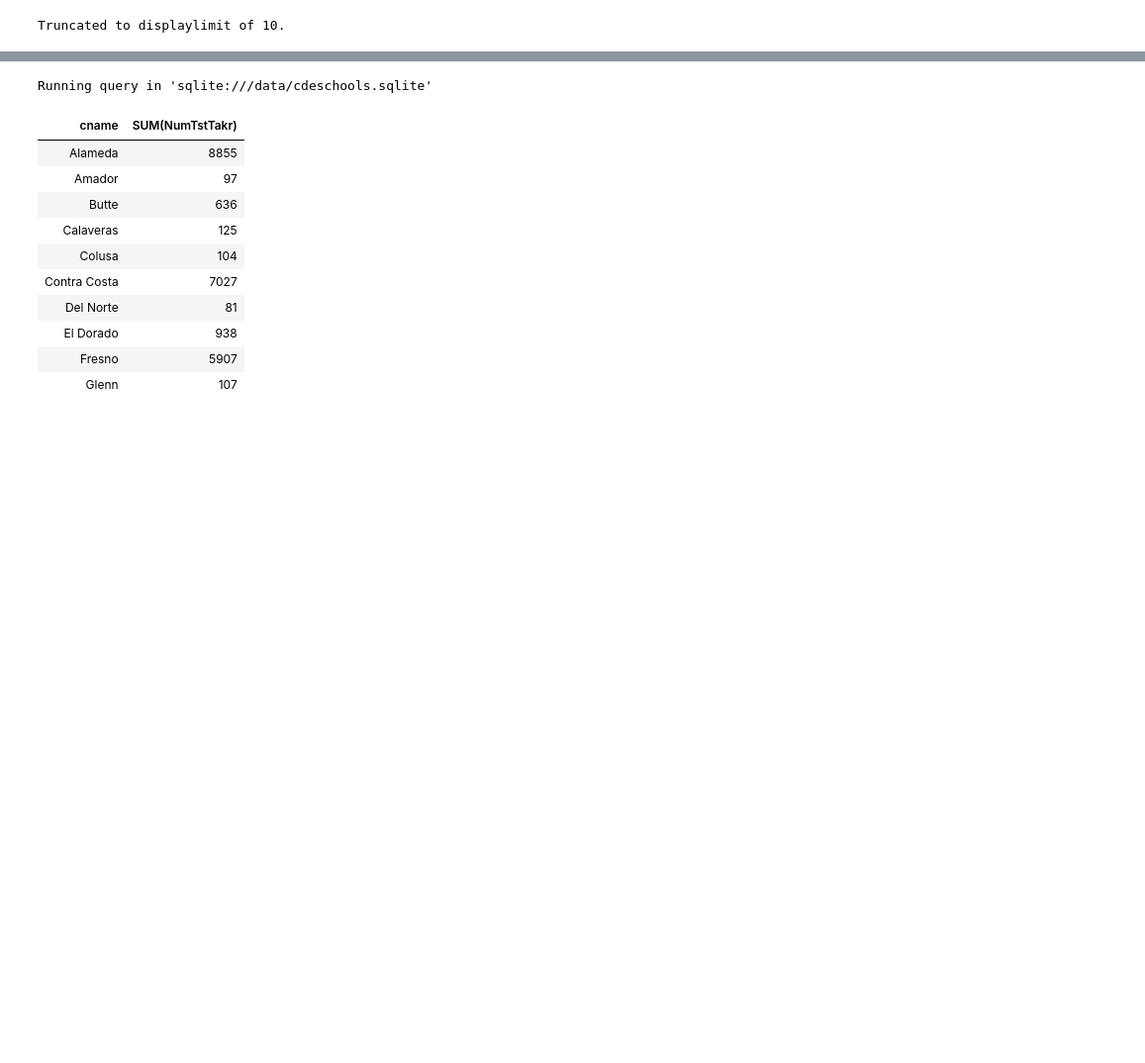
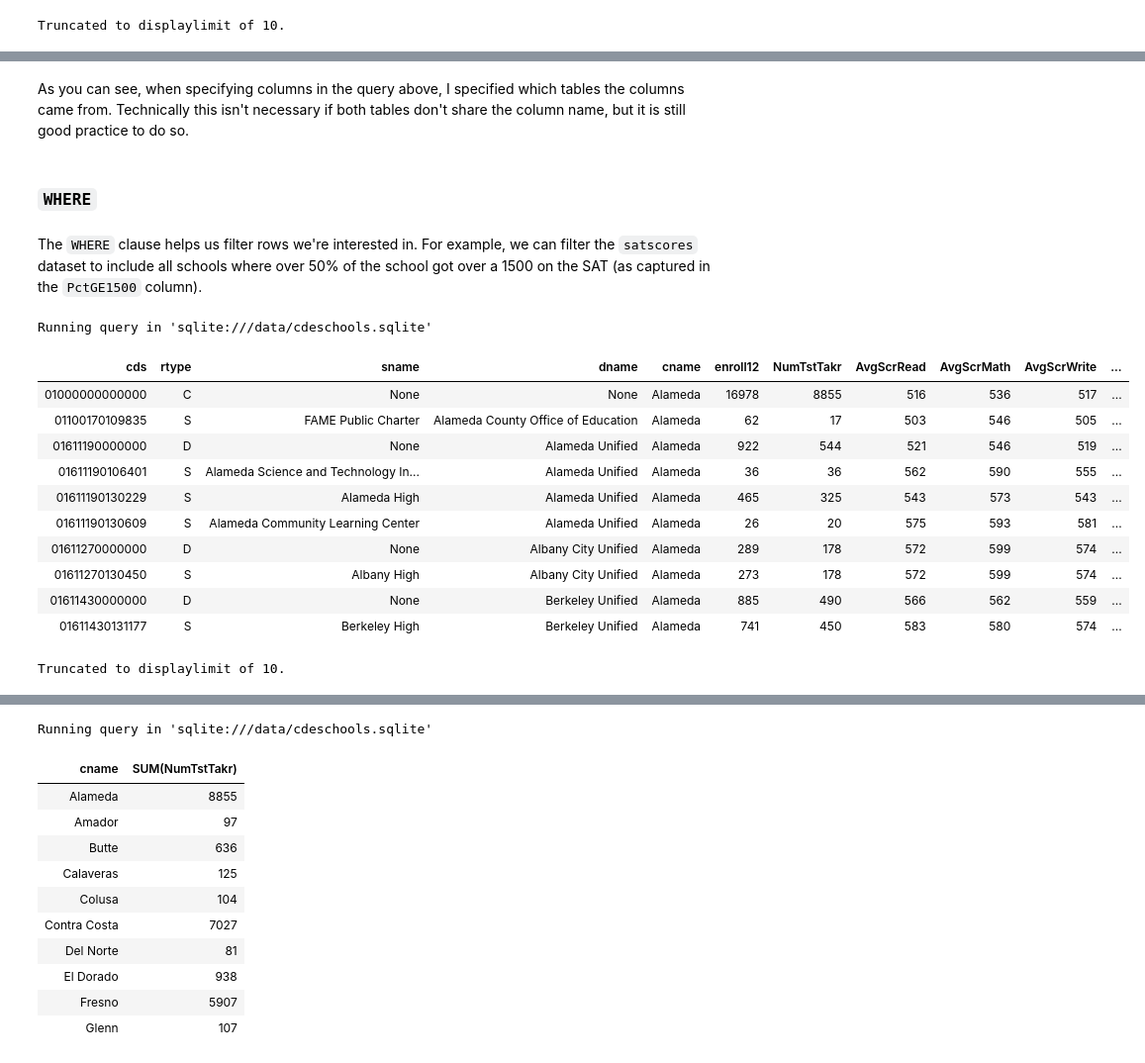
Before and after one commit to rohanjha123/data-h195, a Jupyter notebook: textbook/content/07-sql/sql.ipynb, the cells around one changed output, grey strips where cells are left out. Shown: that part at 99% size. Saved outputs shown, nothing was run; the diff lists cells and outputs as text; code cells hidden in the pictures; blank space fills up the shorter version.

```diff
--- a/textbook/content/07-sql/sql.ipynb
+++ b/textbook/content/07-sql/sql.ipynb
@@ -71,0 +276,26 @@ Truncated to displaylimit of 10.
+# %% [markdown]
+As you can see, when specifying columns in the query above, I specified which tables the columns came from. Technically this isn't necessary if both tables don't share the column name, but it is still good practice to do so.
+# %% [markdown]
+### `WHERE`
+# %% [markdown]
+The `WHERE` clause helps us filter rows we're interested in. For example, we can filter the `satscores` dataset to include all schools where over 50% of the school got over a 1500 on the SAT (as captured in the `PctGE1500` column).
+# %%
+%%sql
+
+SELECT *
+FROM satscores
+WHERE PctGE1500 >= 50
+# %% [output]
+Running query in 'sqlite:///data/cdeschools.sqlite'
+| cds | rtype | sname | dname | cname | enroll12 | NumTstTakr | AvgScrRead | AvgScrMath | AvgScrWrite | ... |
+| 01000000000000 | C | None | None | Alameda | 16978 | 8855 | 516 | 536 | 517 | ... |
+| 01100170109835 | S | FAME Public Charter | Alameda County Office of Education | Alameda | 62 | 17 | 503 | 546 | 505 | ... |
+| 01611190000000 | D | None | Alameda Unified | Alameda | 922 | 544 | 521 | 546 | 519 | ... |
+| 01611190106401 | S | Alameda Science and Technology In... | Alameda Unified | Alameda | 36 | 36 | 562 | 590 | 555 | ... |
+| 01611190130229 | S | Alameda High | Alameda Unified | Alameda | 465 | 325 | 543 | 573 | 543 | ... |
+| 01611190130609 | S | Alameda Community Learning Center | Alameda Unified | Alameda | 26 | 20 | 575 | 593 | 581 | ... |
+| 01611270000000 | D | None | Albany City Unified | Alameda | 289 | 178 | 572 | 599 | 574 | ... |
+| 01611270130450 | S | Albany High | Albany City Unified | Alameda | 273 | 178 | 572 | 599 | 574 | ... |
+| 01611430000000 | D | None | Berkeley Unified | Alameda | 885 | 490 | 566 | 562 | 559 | ... |
+| 01611430131177 | S | Berkeley High | Berkeley Unified | Alameda | 741 | 450 | 583 | 580 | 574 | ... |
+Truncated to displaylimit of 10.
```
Also changed, not shown: parts of 48 cells of this notebook, 49 other files.
